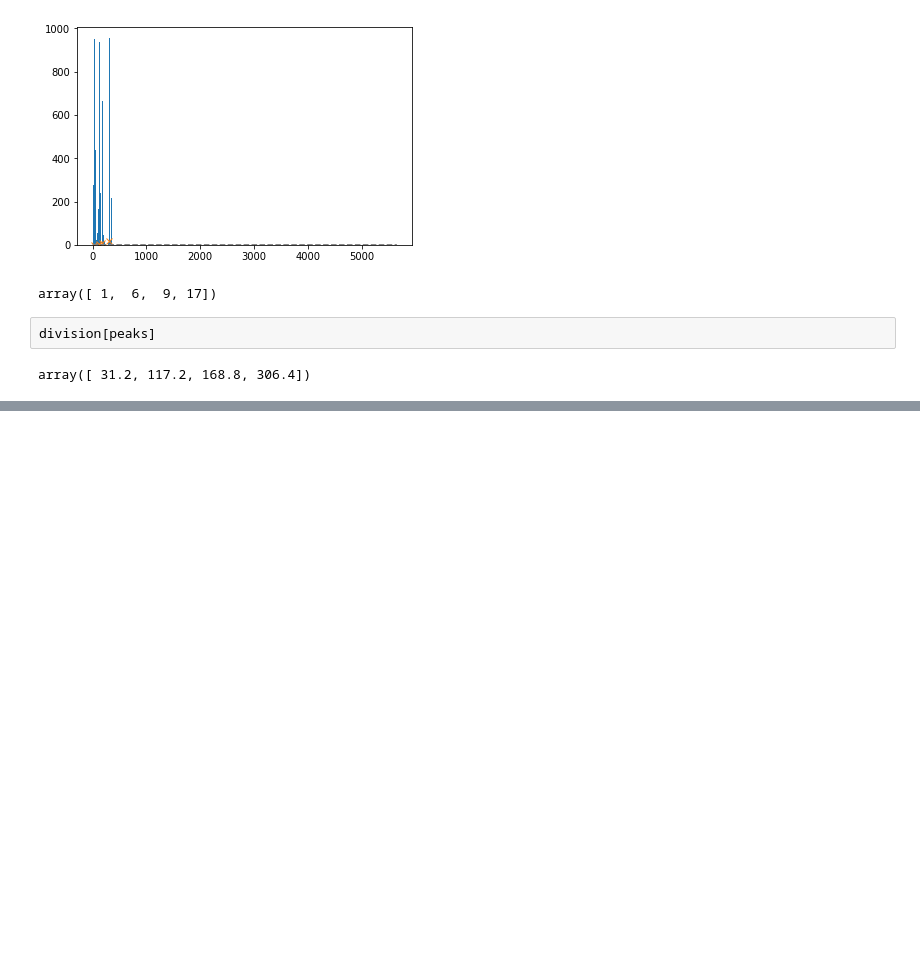
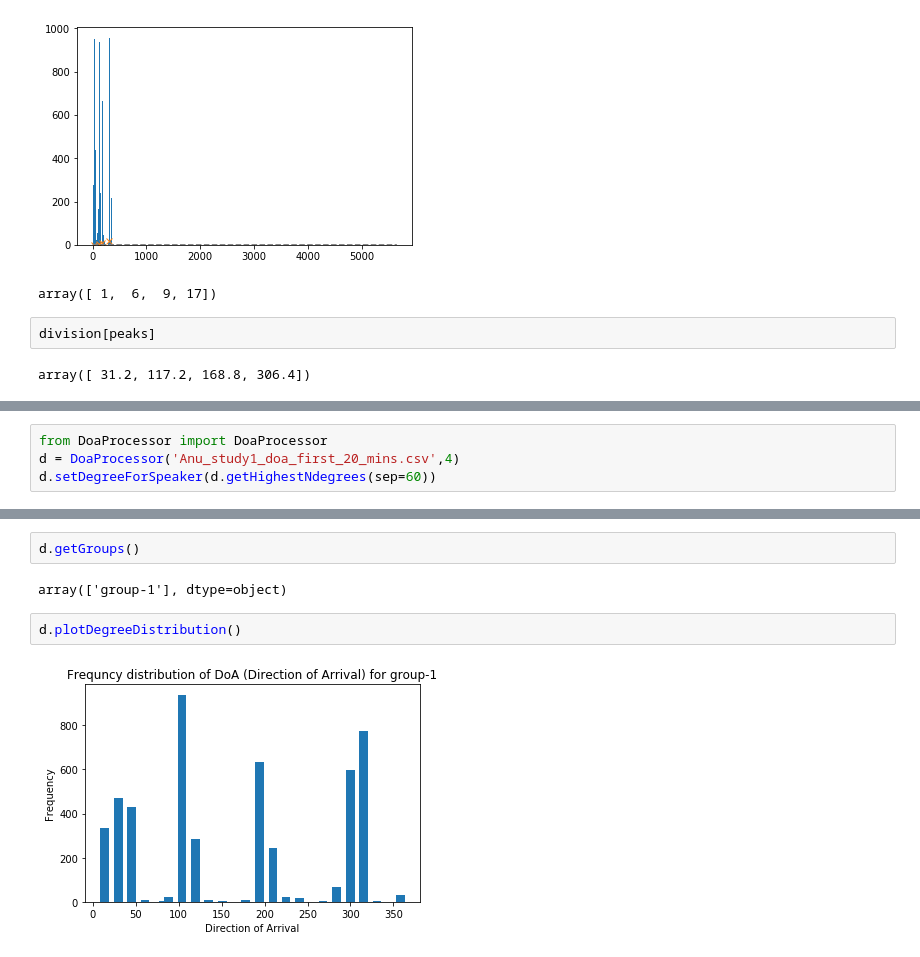
Before and after one commit to pankajchejara23/pydoa, a Jupyter notebook: Test place.ipynb, the cells around one changed output, grey strips where cells are left out. Drawn from its saved outputs; the diff is of its cells as text; blank space fills up the shorter version.

Commit message:
Added DoaProcessor docs

```diff
--- a/Test place.ipynb
+++ b/Test place.ipynb
@@ -58,0 +61,4 @@ array([ 31.2, 117.2, 168.8, 306.4])
+# %%
+from DoaProcessor import DoaProcessor
+d = DoaProcessor('Anu_study1_doa_first_20_mins.csv',4)
+d.setDegreeForSpeaker(d.getHighestNdegrees(sep=60))
@@ -58,0 +69,8 @@ array([ 31.2, 117.2, 168.8, 306.4])
+# %%
+d.getGroups()
+# %% [output]
+array(['group-1'], dtype=object)
+# %%
+d.plotDegreeDistribution()
+# %% [output]
+[figure, added]
```
Also changed, not shown: parts of 10 cells of this notebook, 4 other files.
